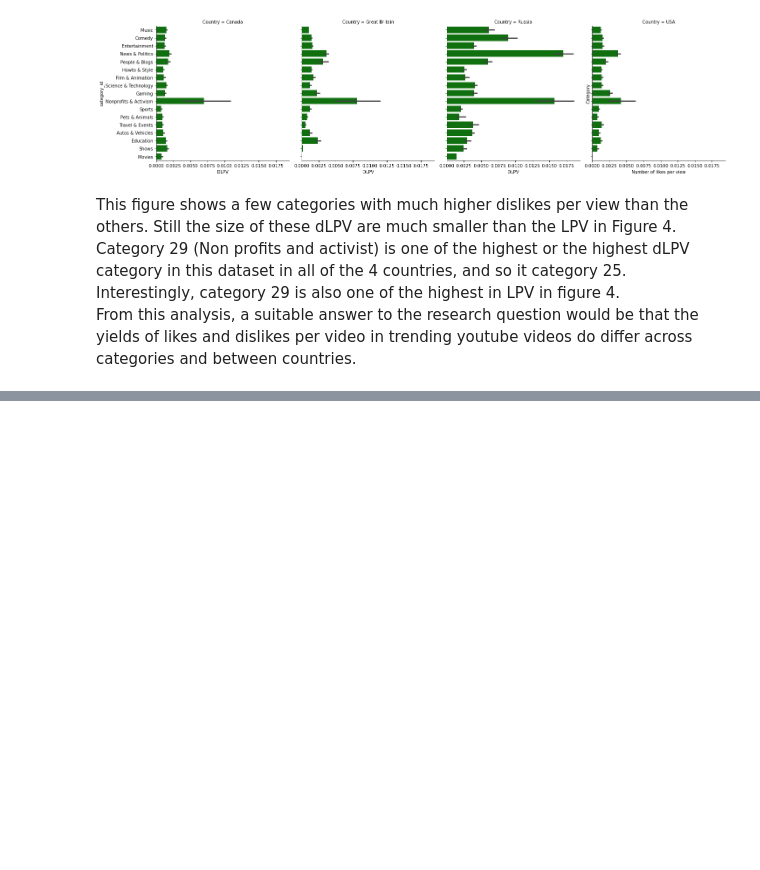
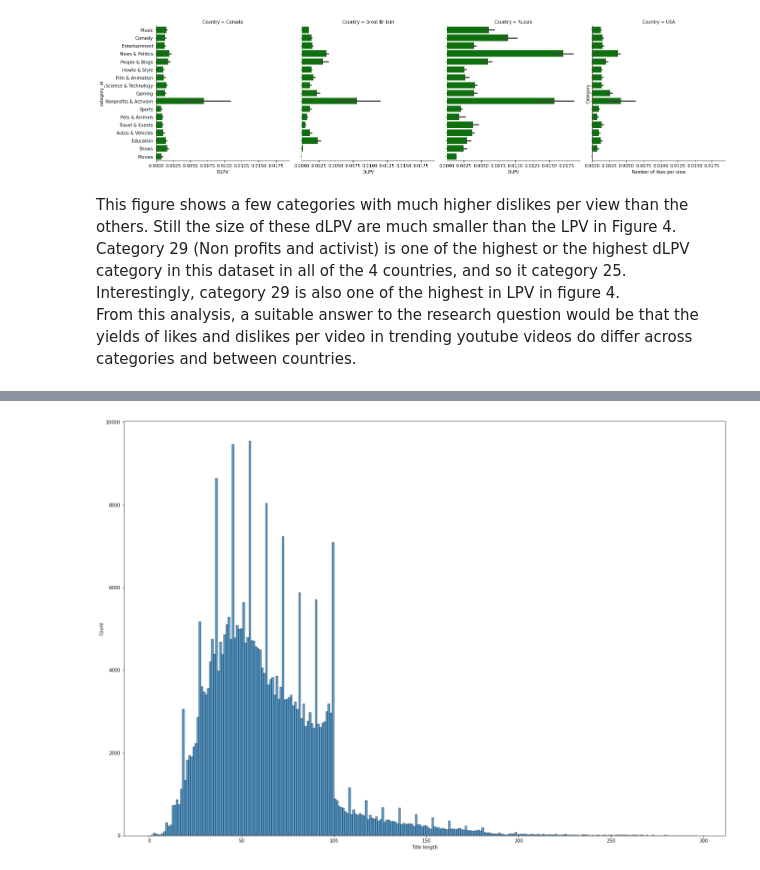
Before and after one commit to data301-2020-winter1/course-project-group_6013, a Jupyter notebook: analysis/milestone2Task4AndTask5.ipynb, the cells around one changed output, grey strips where cells are left out. Cells and saved outputs as stored; diff of their text form; code cells hidden in the pictures; blank space fills up the shorter version.

Commit message:
added new plots for 2nd RQ

```diff
--- a/analysis/milestone2Task4AndTask5.ipynb
+++ b/analysis/milestone2Task4AndTask5.ipynb
@@ -188,0 +189,7 @@ From this analysis, a suitable answer to the research question would be that the
+# %%
+#p12=df['Title length'].plot(kind='kde')
+fig, ax = plot.subplots()
+fig.set_size_inches(23.4, 16.54)
+p11=sns.histplot(data=df,x=df['Title length'])
+# %% [output]
+[figure, added]
```
Also changed, not shown: parts of 8 cells of this notebook.
